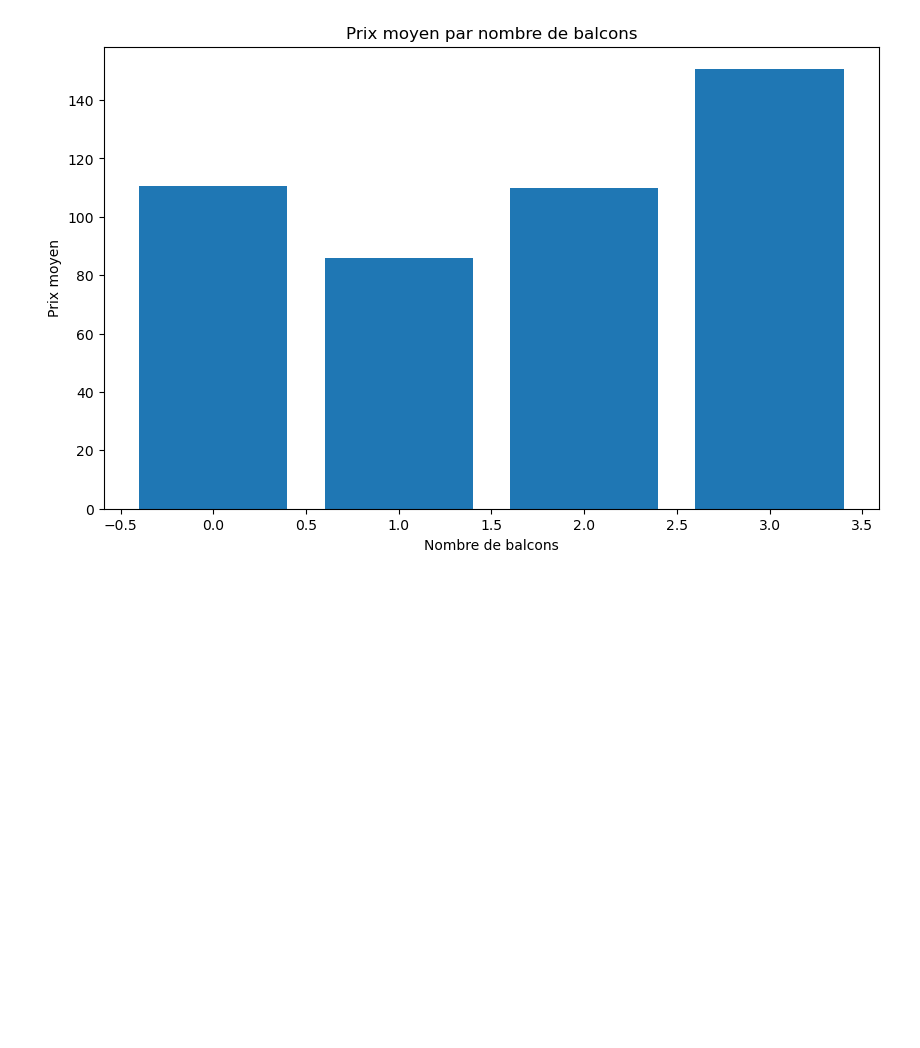
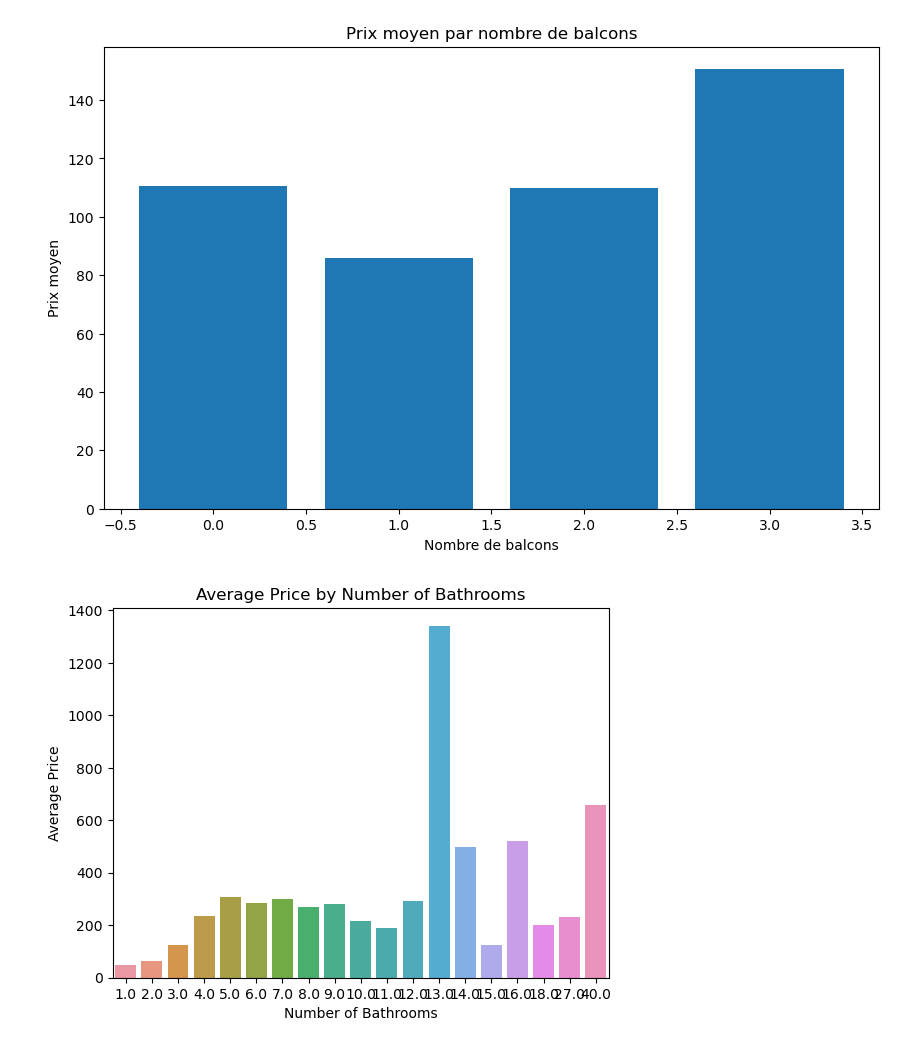
Before and after one commit to Ouchtech1/RegressionLineaire, a Jupyter notebook: projet/projet_IV/consignes.ipynb, the cells around one changed output. Drawn from its saved outputs; the diff is of its cells as text; code cells hidden in the pictures; blank space fills up the shorter version.

Commit message:
Prix moyen par nombre de salles de bains

```diff
--- a/projet/projet_IV/consignes.ipynb
+++ b/projet/projet_IV/consignes.ipynb
@@ -352,3 +352,18 @@ plt.ylabel('Prix moyen')
 plt.show()
 # %% [output]
 [figure]
+# %%
+import matplotlib.pyplot as plt
+import seaborn as sns
+
+# Calculer le prix moyen pour chaque nombre de salles de bains
+bath_price_mean = df_cleaned.groupby('bath')['price'].mean().reset_index()
+
+# Représenter le prix moyen par nombre de salles de bains
+sns.barplot(data=bath_price_mean, x='bath', y='price')
+plt.title('Average Price by Number of Bathrooms')
+plt.xlabel('Number of Bathrooms')
+plt.ylabel('Average Price')
+plt.show()
+# %% [output]
+[figure, added]
```
